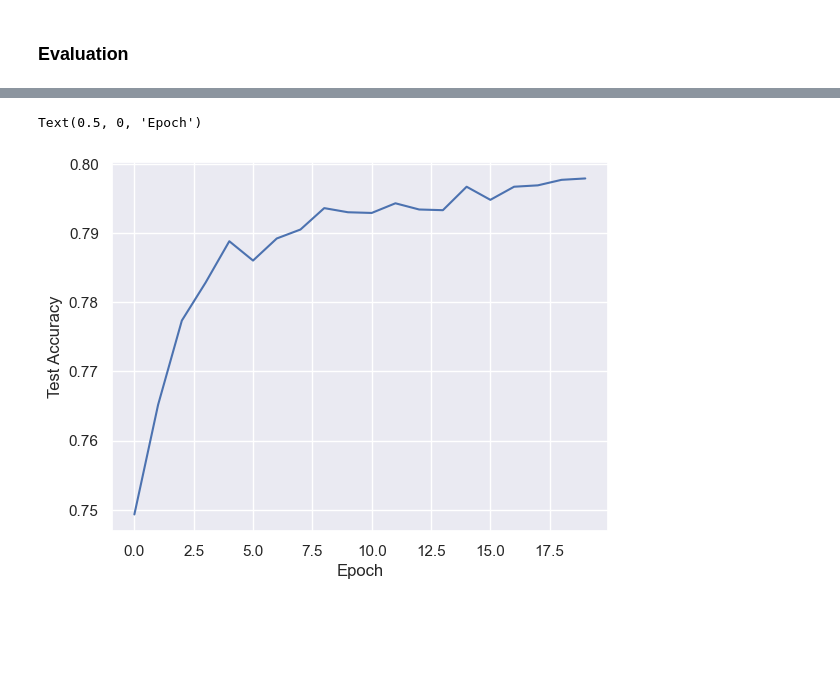
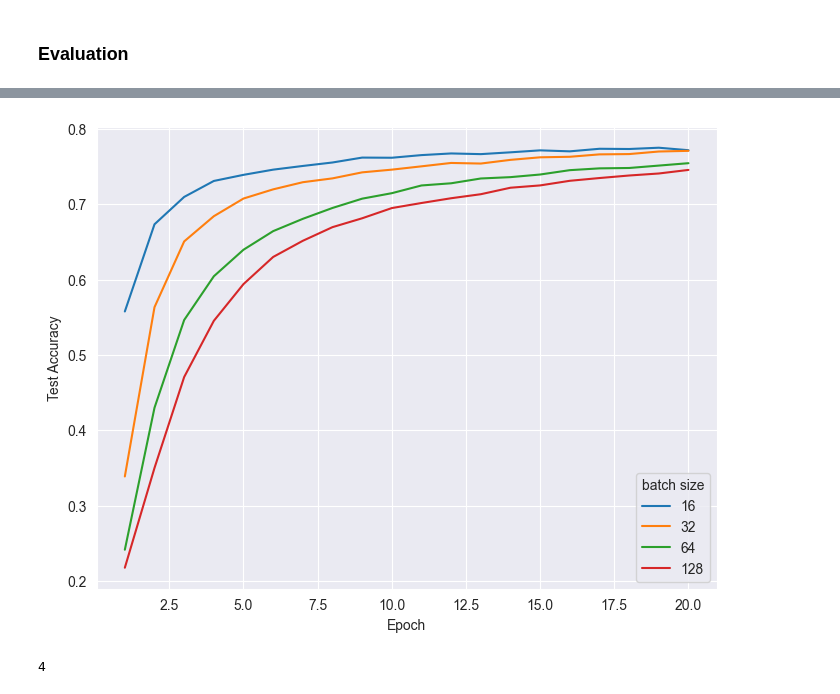
Before and after one commit to parissashahabi/CIFAR-10-Image-Classification-Using-MLP-and-RBF, a Jupyter notebook: Project_notebook.ipynb, the cells around one changed output, grey strips where cells are left out. Drawn from its saved outputs; the diff is of its cells as text; code cells hidden in the pictures; blank space fills up the shorter version.

```diff
--- a/Project_notebook.ipynb
+++ b/Project_notebook.ipynb
@@ -444,7 +470,20 @@ print(f1_score(y_test_numpy, y_predts_numpy, average='weighted'))
 # %%
 # train acc
-sb.set_theme(style="darkgrid")
-sb.lineplot(x=range(0,20), y=train_acc)
+# Set up the plot
+sb.set_style("darkgrid")
+plt.figure(figsize=(8, 6))
+
+# Loop through each key in the dictionary and plot a line
+for key, data in train_acc.items():
+    sb.lineplot(x=range(1, 21), y=data, label=key)
+
+# Add labels and legend
+
 plt.ylabel('Train Accuracy')
 plt.xlabel('Epoch')
+plt.legend(title = 'batch size')
+
+# Show the plot
+plt.show()
+print(len(train_acc))
 # %% [output]
@@ -460,10 +491,22 @@ Text(0.5, 0, 'Epoch')
 # %%
 # test acc
-sb.set_theme(style="darkgrid")
-sb.lineplot(x=range(0,20), y=test_acc)
+sb.set_style("darkgrid")
+plt.figure(figsize=(8, 6))
+
+# Loop through each key in the dictionary and plot a line
+for key, data in test_acc.items():
+    sb.lineplot(x=range(1, 21), y=data, label=key)
+
+# Add labels and legend
+
 plt.ylabel('Test Accuracy')
 plt.xlabel('Epoch')
+plt.legend(title = 'batch size')
+
+# Show the plot
+plt.show()
+print(len(train_acc))
 # %% [output]
+[figure, new version]
-Text(0.5, 0, 'Epoch')
+4
-[figure, old version]
 # %%
```
Also changed, not shown: parts of 15 cells of this notebook, 32 other files.
